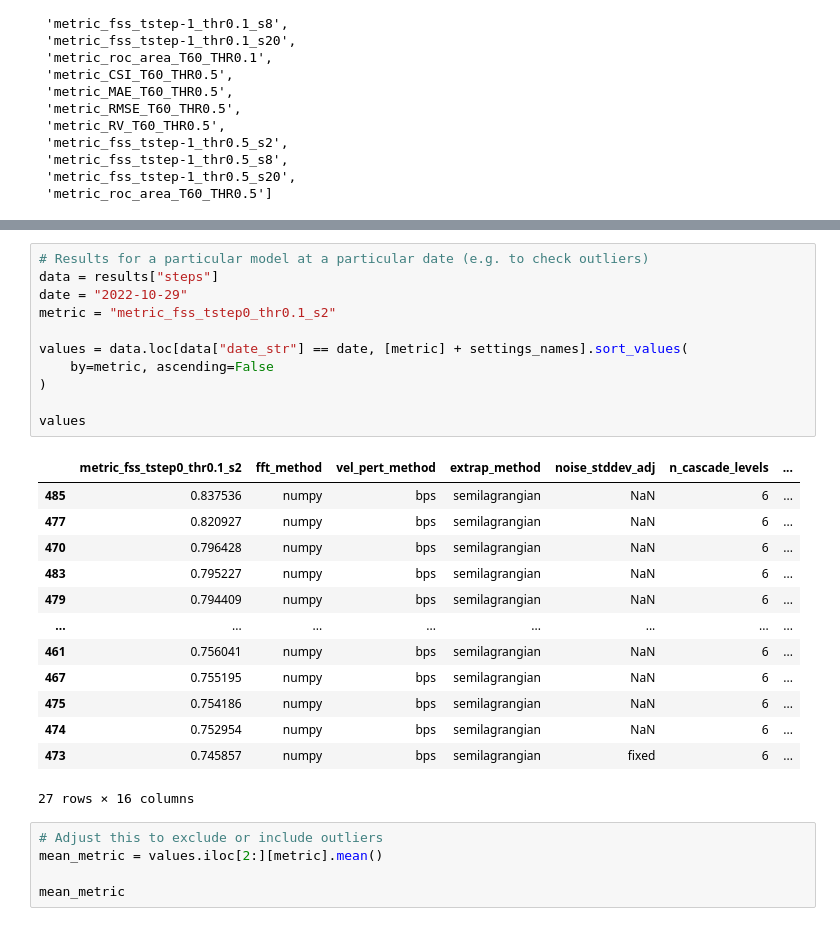
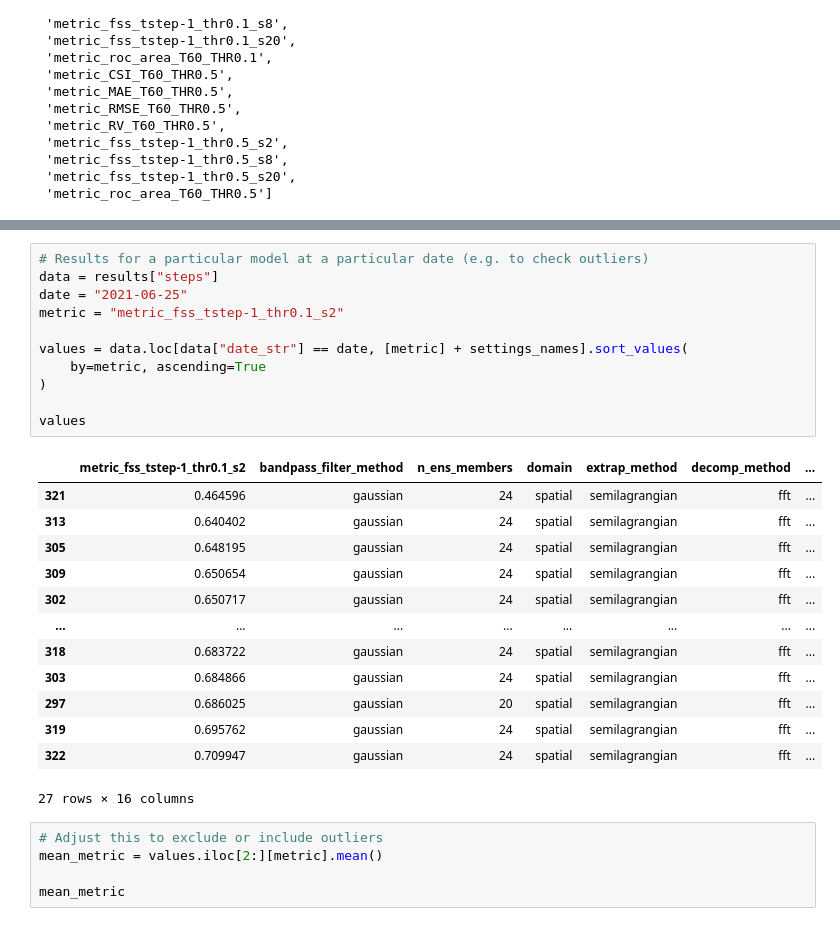
Before and after one commit to pazars/orkans, a Jupyter notebook: notebooks/explore_results.ipynb, the cells around one changed output, grey strips where cells are left out. Cells and saved outputs as stored; diff of their text form.

```diff
--- a/notebooks/explore_results.ipynb
+++ b/notebooks/explore_results.ipynb
@@ -156,27 +157,27 @@ Name: 0, dtype: object
 # %%
 # Results for a particular model at a particular date (e.g. to check outliers)
 data = results["steps"]
-date = "2022-10-29"
-metric = "metric_fss_tstep0_thr0.1_s2"
+date = "2021-06-25"
+metric = "metric_fss_tstep-1_thr0.1_s2"
 
 values = data.loc[data["date_str"] == date, [metric] + settings_names].sort_values(
-    by=metric, ascending=False
+    by=metric, ascending=True
 )
 
 values
 # %% [output]
-|  | metric_fss_tstep0_thr0.1_s2 | fft_method | vel_pert_method | extrap_method | noise_stddev_adj | n_cascade_levels | ... |
-| 485 | 0.837536 | numpy | bps | semilagrangian | NaN | 6 | ... |
-| 477 | 0.820927 | numpy | bps | semilagrangian | NaN | 6 | ... |
-| 470 | 0.796428 | numpy | bps | semilagrangian | NaN | 6 | ... |
-| 483 | 0.795227 | numpy | bps | semilagrangian | NaN | 6 | ... |
-| 479 | 0.794409 | numpy | bps | semilagrangian | NaN | 6 | ... |
+|  | metric_fss_tstep-1_thr0.1_s2 | bandpass_filter_method | n_ens_members | domain | extrap_method | decomp_method | ... |
+| 321 | 0.464596 | gaussian | 24 | spatial | semilagrangian | fft | ... |
+| 313 | 0.640402 | gaussian | 24 | spatial | semilagrangian | fft | ... |
+| 305 | 0.648195 | gaussian | 24 | spatial | semilagrangian | fft | ... |
+| 309 | 0.650654 | gaussian | 24 | spatial | semilagrangian | fft | ... |
+| 302 | 0.650717 | gaussian | 24 | spatial | semilagrangian | fft | ... |
 | ... | ... | ... | ... | ... | ... | ... | ... |
-| 461 | 0.756041 | numpy | bps | semilagrangian | NaN | 6 | ... |
-| 467 | 0.755195 | numpy | bps | semilagrangian | NaN | 6 | ... |
-| 475 | 0.754186 | numpy | bps | semilagrangian | NaN | 6 | ... |
-| 474 | 0.752954 | numpy | bps | semilagrangian | NaN | 6 | ... |
-| 473 | 0.745857 | numpy | bps | semilagrangian | fixed | 6 | ... |
+| 318 | 0.683722 | gaussian | 24 | spatial | semilagrangian | fft | ... |
+| 303 | 0.684866 | gaussian | 24 | spatial | semilagrangian | fft | ... |
+| 297 | 0.686025 | gaussian | 20 | spatial | semilagrangian | fft | ... |
+| 319 | 0.695762 | gaussian | 24 | spatial | semilagrangian | fft | ... |
+| 322 | 0.709947 | gaussian | 24 | spatial | semilagrangian | fft | ... |
 27 rows × 16 columns
 # %%
 # Adjust this to exclude or include outliers
```
Also changed, not shown: parts of 4 cells of this notebook, 1 other file.
